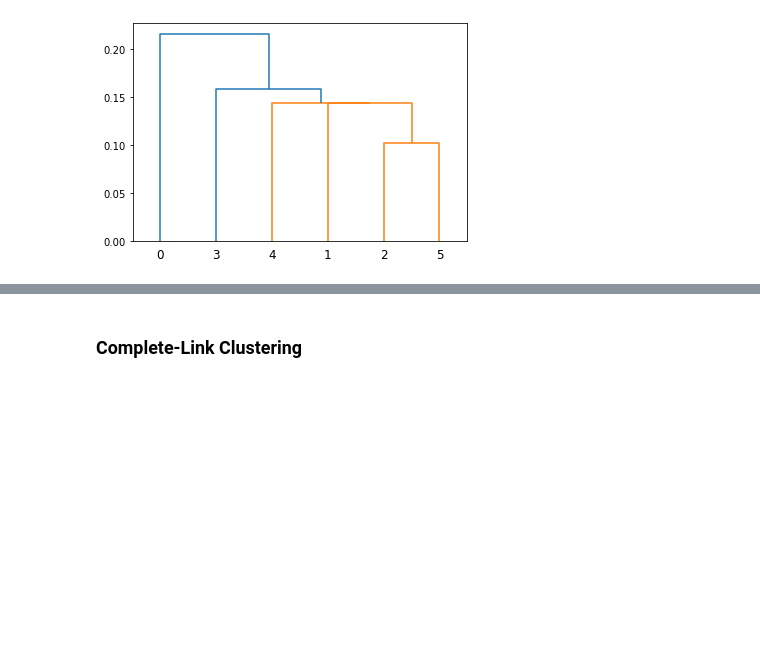
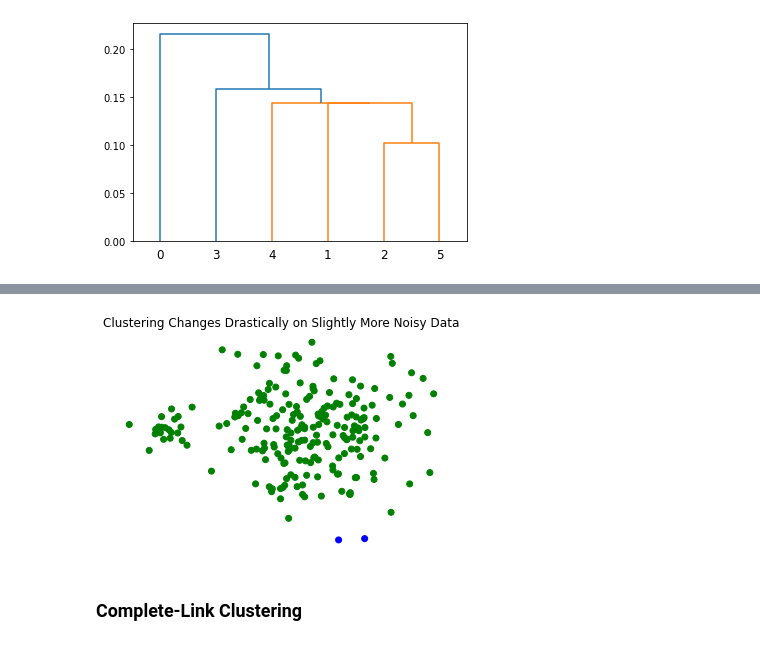
Before and after one commit to mcrovella/CS506-Computational-Tools-for-Data-Science, a Jupyter notebook: 08-Clustering-III.ipynb, the cells around one changed output, grey strips where cells are left out. Saved outputs shown, nothing was run; the diff lists cells and outputs as text; code cells hidden in the pictures; blank space fills up the shorter version.

```diff
--- a/08-Clustering-III.ipynb
+++ b/08-Clustering-III.ipynb
@@ -231,3 +269,13 @@ hierarchy.dendrogram(Z);
+# %%
+X_rand_hi, y_rand_hi = sk_data.make_blobs(n_samples=[20, 200], centers = [[1, 1], [3, 1]], n_features = 2,
+                          center_box = (-10.0, 10.0), cluster_std = [.15, .6], random_state = 0)
+Z = hierarchy.linkage(X_rand_hi, method='single')
+labels = hierarchy.fcluster(Z, 2, criterion = 'maxclust')
+plt.title('Clustering Changes Drastically on Slightly More Noisy Data')
+plt.scatter(X_rand_hi[:,0], X_rand_hi[:,1], c = [['b','g'][i-1] for i in labels])
+plt.axis('off');
+# %% [output]
+[figure, added]
 # %% [markdown]
 ### Complete-Link Clustering
 # %% [markdown]
```
Also changed, not shown: parts of 21 cells of this notebook, 1 other file.
